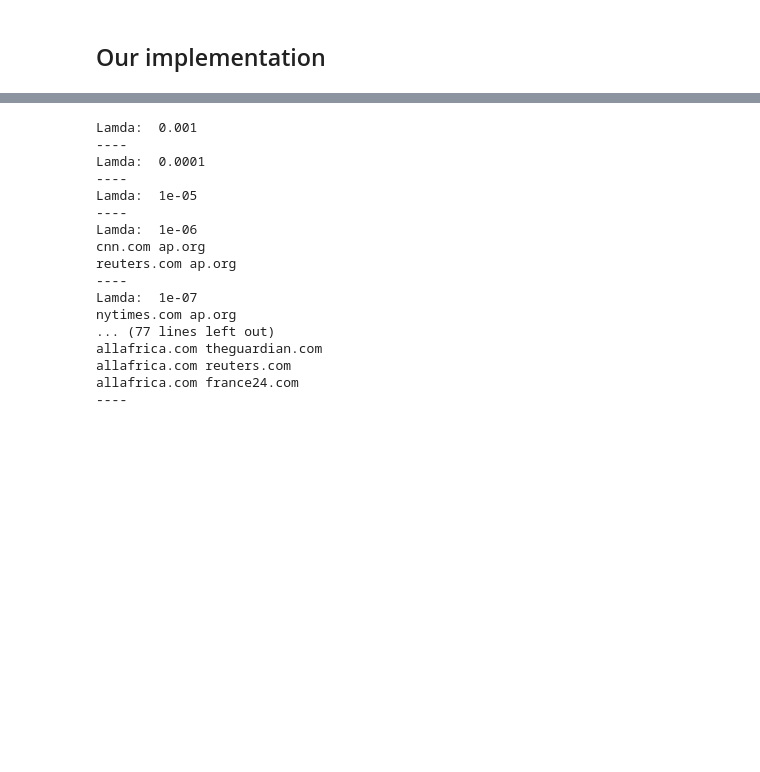
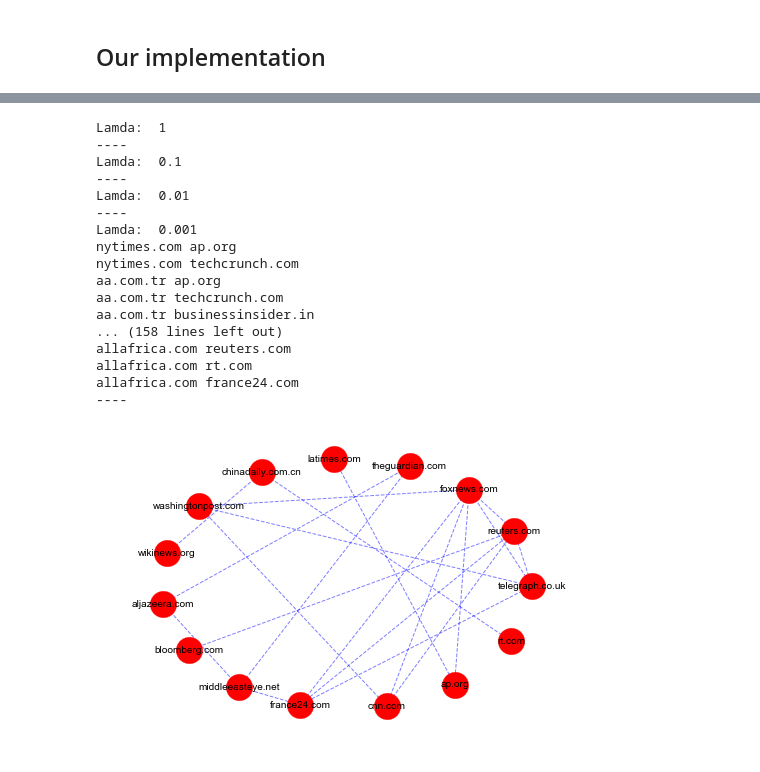
Before and after one commit to MickJermsurawong/EE227-graphical-lasso, a Jupyter notebook: Sentiment.ipynb, the cells around one changed output, grey strips where cells are left out. Saved outputs shown, nothing was run; the diff lists cells and outputs as text; code cells hidden in the pictures; blank space fills up the shorter version.

```diff
--- a/Sentiment.ipynb
+++ b/Sentiment.ipynb
@@ -181,6 +183,10 @@ We allocated some sentiment in this matrix, the repartition is: Counter({0: 1906
 # %%
 # Write code that uses this matrix (entities, sources) to compute
 # source similarity visible in bias of the way they describe entities
+# %%
+from sklearn.preprocessing import StandardScaler
+scaler = StandardScaler()
+A_std = scaler.fit_transform(A)
 # %%
 def print_positive(precision, sources):
     for (i, j) in zip(*np.where(precision > 0)):
@@ -235,25 +243,27 @@ gl = GL(l1_solver_f=linear_model.Lasso)
 # %%
-for i in range(3,10):
+## Default
+
+for i in range(0,5):
     l1_lambda = 10**(-i)
     print("Lamda: ", l1_lambda)
-    theta_estimated = gl.fit(S, l1_lambda=l1_lambda)
+    theta_estimated = graphical_lasso(A_std, l1_lambda=l1_lambda)
     print_positive(theta_estimated, sources)
     print("----")
 # %% [output]
+Lamda:  1
+----
+Lamda:  0.1
+----
+Lamda:  0.01
+----
 Lamda:  0.001
-----
-Lamda:  0.0001
-----
-Lamda:  1e-05
-----
-Lamda:  1e-06
-cnn.com ap.org
-reuters.com ap.org
-----
-Lamda:  1e-07
 nytimes.com ap.org
-... (77 lines left out)
-allafrica.com theguardian.com
+nytimes.com techcrunch.com
+aa.com.tr ap.org
+aa.com.tr techcrunch.com
+aa.com.tr businessinsider.in
+... (158 lines left out)
 allafrica.com reuters.com
+allafrica.com rt.com
 allafrica.com france24.com
 ----
@@ -283,3 +291,32 @@ def plot_estimated_graph(graph, ticks, vmax=10):
                 square=True, linewidths=.5, cbar_kws={"shrink": .5})
 
     plt.show()
+# %%
+def plot_network(graph, labels):
+    G=nx.Graph()
+
+    for (i, j) in zip(*np.where(abs(graph) > 0.0)):
+        if i > j:
+            G.add_edge(sources[i], sources[j], weight=graph[i][j])
+
+    elarge=[(u,v) for (u,v,d) in G.edges(data=True) if d['weight'] >0.5]
+    esmall=[(u,v) for (u,v,d) in G.edges(data=True) if d['weight'] <=0.5]
+
+    pos=nx.spring_layout(G) # positions for all nodes
+
+    # nodes
+    nx.draw_networkx_nodes(G,pos,node_size=700)
+
+    # edges
+    nx.draw_networkx_edges(G,pos,edgelist=elarge,width=1)
+    nx.draw_networkx_edges(G,pos,edgelist=esmall,width=1,alpha=0.5,edge_color='b',style='dashed')
+
+    # labels
+    nx.draw_networkx_labels(G,pos,font_size=10,font_family='sans-serif')
+
+    plt.axis('off')
+    plt.show() # display
+# %%
+plot_network(default_glasso(A_std, 0.15), sources)
+# %% [output]
+[figure, added]
```
Also changed, not shown: parts of 11 cells of this notebook.
